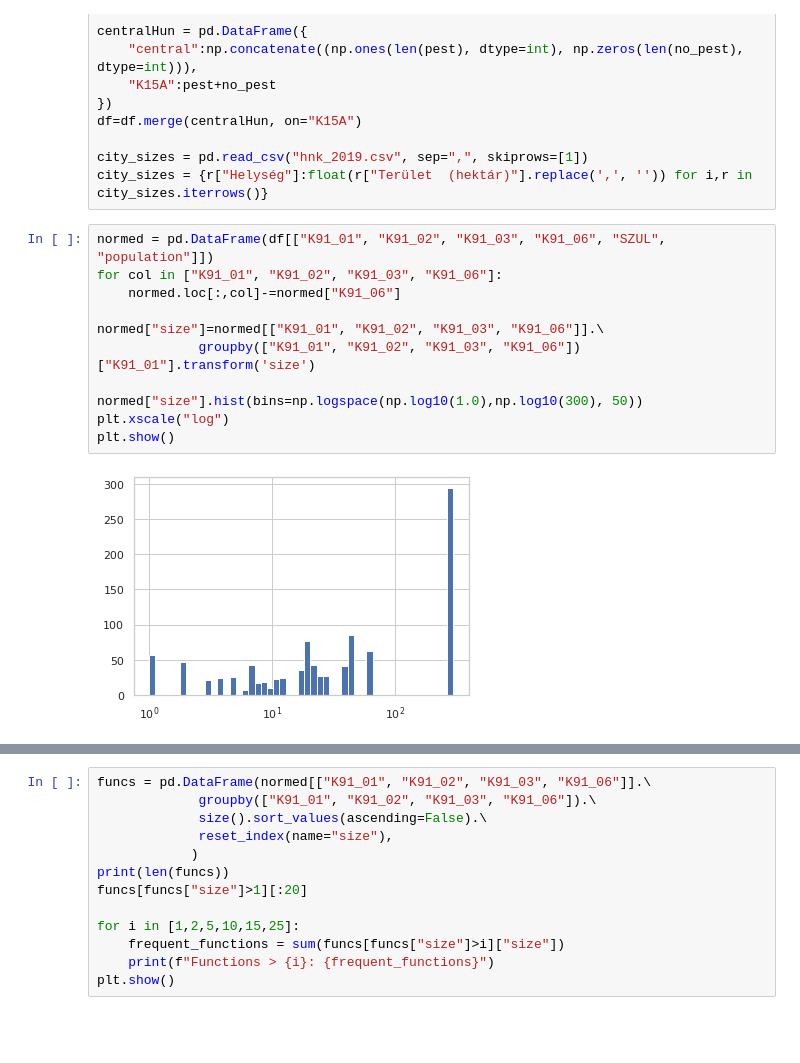
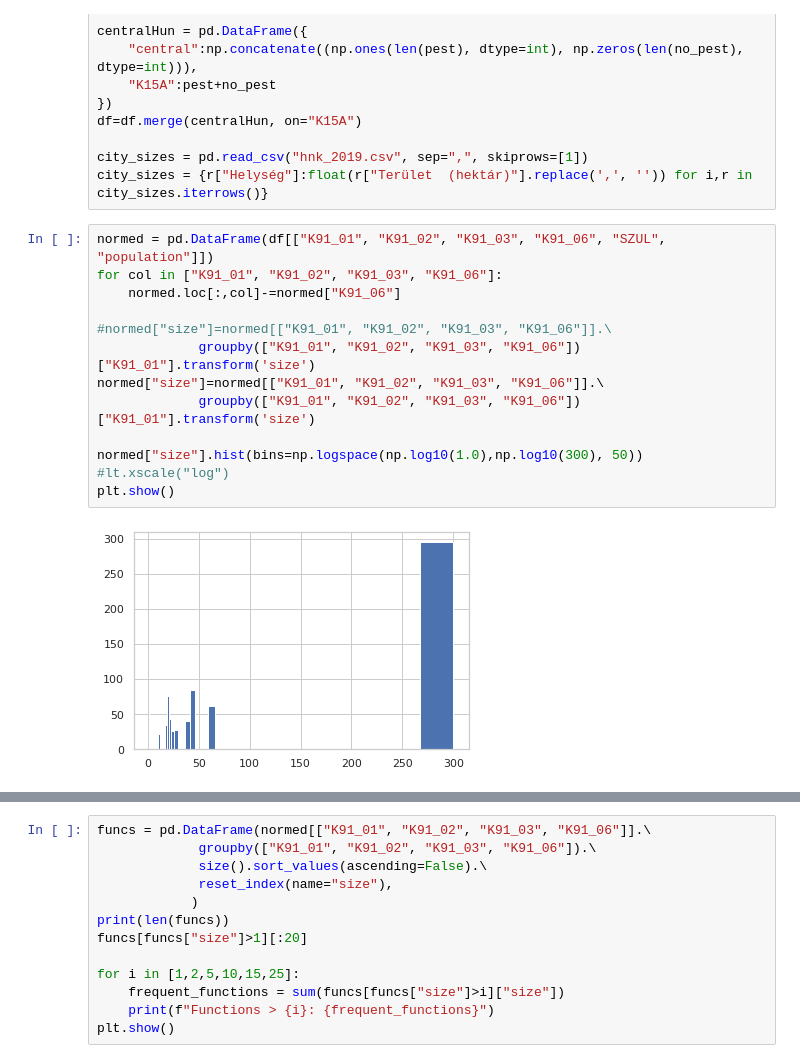
Before and after one commit to dczifra/epidemic_seeding, a Jupyter notebook: scripts/real_data/distance1.ipynb, the cells around one changed output, grey strips where cells are left out. Drawn from its saved outputs; the diff is of its cells as text; blank space fills up the shorter version.

Commit message:
Plots from .py

```diff
--- a/scripts/real_data/distance1.ipynb
+++ b/scripts/real_data/distance1.ipynb
@@ -41,13 +41,15 @@ city_sizes = {r["Helység"]:float(r["Terület  (hektár)"].replace(',', '')) for
 # %%
 normed = pd.DataFrame(df[["K91_01", "K91_02", "K91_03", "K91_06", "SZUL", "population"]])
 for col in ["K91_01", "K91_02", "K91_03", "K91_06"]:
     normed.loc[:,col]-=normed["K91_06"]
 
+#normed["size"]=normed[["K91_01", "K91_02", "K91_03", "K91_06"]].\
+             groupby(["K91_01", "K91_02", "K91_03", "K91_06"])["K91_01"].transform('size')
 normed["size"]=normed[["K91_01", "K91_02", "K91_03", "K91_06"]].\
              groupby(["K91_01", "K91_02", "K91_03", "K91_06"])["K91_01"].transform('size')
 
 normed["size"].hist(bins=np.logspace(np.log10(1.0),np.log10(300), 50))
-plt.xscale("log")
+#lt.xscale("log")
 plt.show()
 # %% [output]
-[figure, old version]
+[figure, new version]
```
Also changed, not shown: parts of 4 cells of this notebook, 3 other files.
